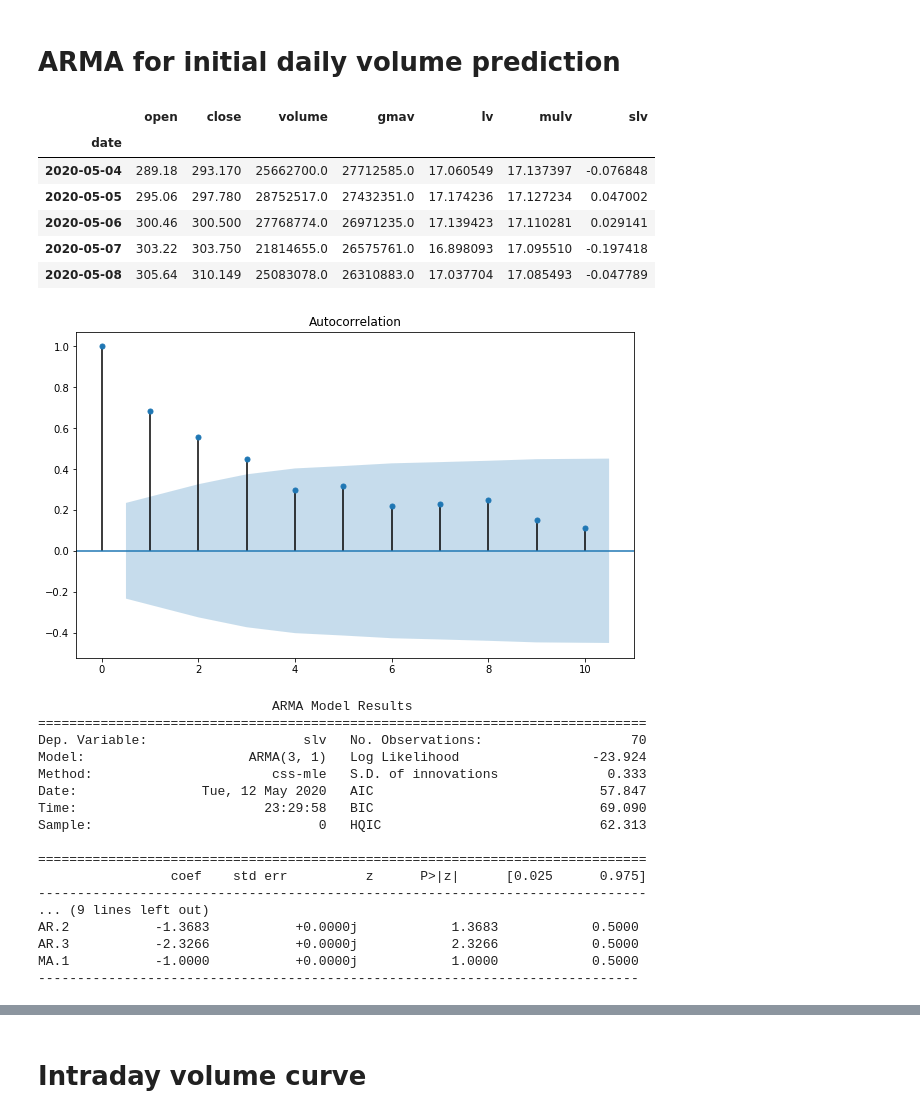
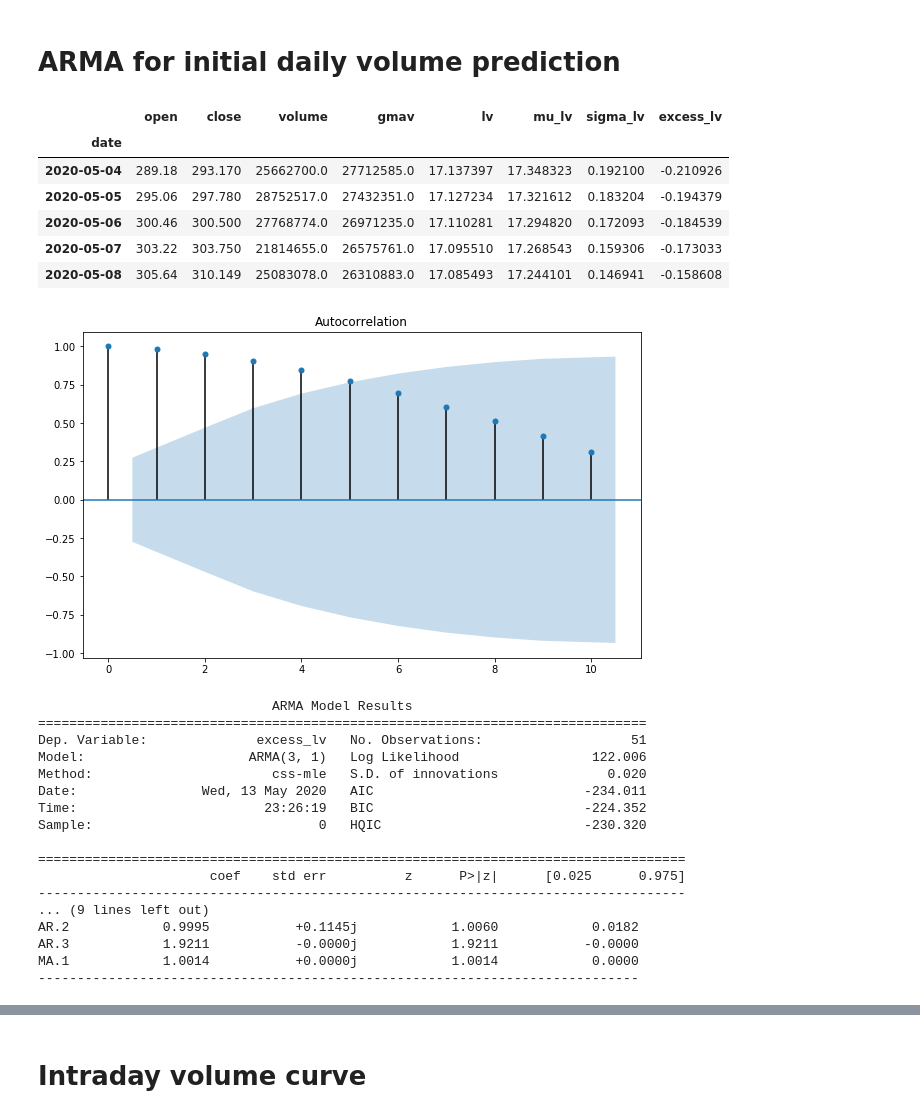
Before and after one commit to manirka/wqu-capstone-vol-prediction, a Jupyter notebook: predict research/Vol predict.ipynb, the cells around one changed output, grey strips where cells are left out. Saved outputs shown, nothing was run; the diff lists cells and outputs as text; code cells hidden in the pictures.

```diff
--- a/predict research/Vol predict.ipynb
+++ b/predict research/Vol predict.ipynb
@@ -116,44 +116,45 @@ _ = stats.probplot(daily.volume, dist=stats.gamma, sparams=stats.gamma.fit(daily
 # %% [markdown]
 # ARMA for initial daily volume prediction
 # %%
-daily["lv"] = np.log(daily.volume)
-daily["mulv"] = daily.lv.rolling(rollingWindow).mean()
-daily["slv"] = daily.lv - daily.mulv
+daily["lv"] = np.log(daily.gmav)
+daily["mu_lv"] = daily.lv.rolling(rollingWindow).mean()
+daily["sigma_lv"] = daily.lv.rolling(rollingWindow).std()
+daily["excess_lv"] = daily.lv - daily.mu_lv
 daily.tail()
 # %% [output]
-|  | open | close | volume | gmav | lv | mulv | slv |
-| date |  |  |  |  |  |  |  |
-| 2020-05-04 | 289.18 | 293.170 | 25662700.0 | 27712585.0 | 17.060549 | 17.137397 | -0.076848 |
-| 2020-05-05 | 295.06 | 297.780 | 28752517.0 | 27432351.0 | 17.174236 | 17.127234 | 0.047002 |
-| 2020-05-06 | 300.46 | 300.500 | 27768774.0 | 26971235.0 | 17.139423 | 17.110281 | 0.029141 |
-| 2020-05-07 | 303.22 | 303.750 | 21814655.0 | 26575761.0 | 16.898093 | 17.095510 | -0.197418 |
-| 2020-05-08 | 305.64 | 310.149 | 25083078.0 | 26310883.0 | 17.037704 | 17.085493 | -0.047789 |
+|  | open | close | volume | gmav | lv | mu_lv | sigma_lv | excess_lv |
+| date |  |  |  |  |  |  |  |  |
+| 2020-05-04 | 289.18 | 293.170 | 25662700.0 | 27712585.0 | 17.137397 | 17.348323 | 0.192100 | -0.210926 |
+| 2020-05-05 | 295.06 | 297.780 | 28752517.0 | 27432351.0 | 17.127234 | 17.321612 | 0.183204 | -0.194379 |
+| 2020-05-06 | 300.46 | 300.500 | 27768774.0 | 26971235.0 | 17.110281 | 17.294820 | 0.172093 | -0.184539 |
+| 2020-05-07 | 303.22 | 303.750 | 21814655.0 | 26575761.0 | 17.095510 | 17.268543 | 0.159306 | -0.173033 |
+| 2020-05-08 | 305.64 | 310.149 | 25083078.0 | 26310883.0 | 17.085493 | 17.244101 | 0.146941 | -0.158608 |
 # %%
-plot_acf(daily.slv.dropna(), lags=10)
+plot_acf(daily.excess_lv.dropna(), lags=10)
 plt.show()
 # %% [output]
-[figure, old version]
+[figure, new version]
 # %%
-model = ARIMA(daily.slv.dropna(), order=(3,0,1))
+model = ARIMA(daily.excess_lv.dropna(), order=(3,0,1))
 model_fit = model.fit(trend='nc')
 print(model_fit.summary())
 # %% [output]
                               ARMA Model Results
 ==============================================================================
-Dep. Variable:                    slv   No. Observations:                   70
-Model:                     ARMA(3, 1)   Log Likelihood                 -23.924
-Method:                       css-mle   S.D. of innovations              0.333
-Date:                Tue, 12 May 2020   AIC                             57.847
-Time:                        23:29:58   BIC                             69.090
-Sample:                             0   HQIC                            62.313
+Dep. Variable:              excess_lv   No. Observations:                   51
+Model:                     ARMA(3, 1)   Log Likelihood                 122.006
+Method:                       css-mle   S.D. of innovations              0.020
+Date:                Wed, 13 May 2020   AIC                           -234.011
+Time:                        23:26:19   BIC                           -224.352
+Sample:                             0   HQIC                          -230.320
 
-==============================================================================
-                 coef    std err          z      P>|z|      [0.025      0.975]
-------------------------------------------------------------------------------
+===================================================================================
+                      coef    std err          z      P>|z|      [0.025      0.975]
+-----------------------------------------------------------------------------------
 ... (9 lines left out)
-AR.2           -1.3683           +0.0000j            1.3683            0.5000
-AR.3           -2.3266           +0.0000j            2.3266            0.5000
-MA.1           -1.0000           +0.0000j            1.0000            0.5000
+AR.2            0.9995           +0.1145j            1.0060            0.0182
+AR.3            1.9211           -0.0000j            1.9211           -0.0000
+MA.1            1.0014           +0.0000j            1.0014            0.0000
 -----------------------------------------------------------------------------
 # %%
 model_fit.plot_predict()
```
Also changed, not shown: parts of 26 cells of this notebook.
